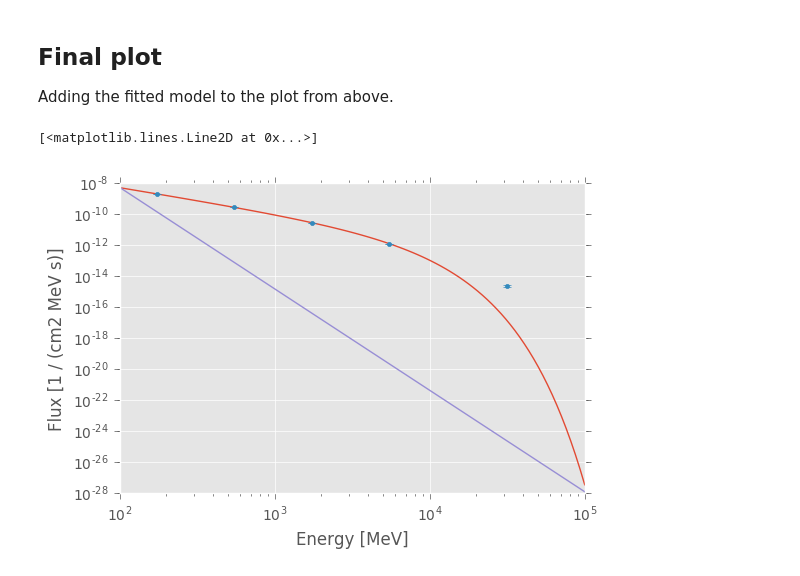
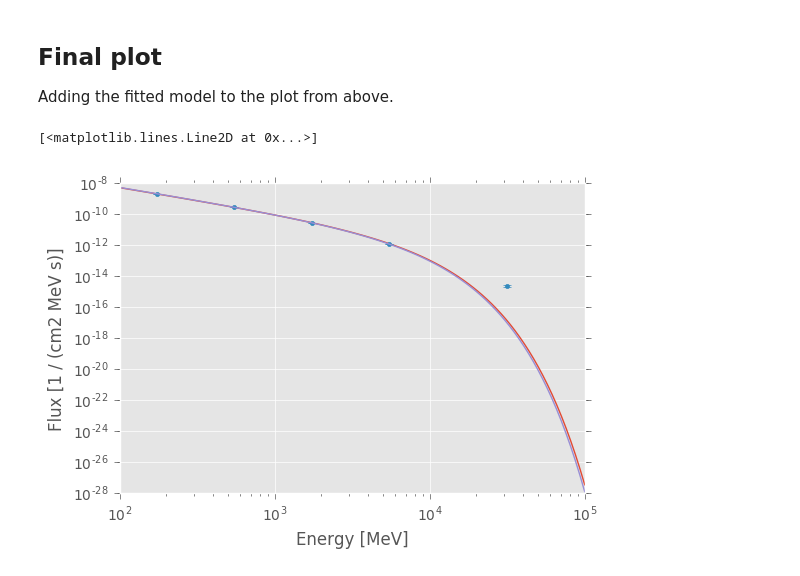
Before and after one commit to vorugantia/scienceresearch11, a Jupyter notebook: notebooks/Reproduce spectrum_chi2.ipynb, the cells around one changed output. Drawn from its saved outputs; the diff is of its cells as text; code cells hidden in the pictures.

Commit message:
make chi2 best fit plot work

```diff
--- a/notebooks/Reproduce spectrum_chi2.ipynb
+++ b/notebooks/Reproduce spectrum_chi2.ipynb
@@ -113,11 +116,11 @@ def dnde_model_ecpl(energy, amplitude, index, energy_cut, reference):
 # Defining chi2 function for this source
 def chi2(amplitude, index, energy_cut):
 
-    dnde_model = dnde_model_ecpl(
+    dnde_model = source.spectral_model.evaluate(
         energy=data['e_ref'],
         amplitude=amplitude,
         index=index,
-        energy_cut=energy_cut,
+        ecut=energy_cut,
         reference=838.4884033203125 # <-- this is e_ref minus the units
     )
 
@@ -146,12 +157,12 @@ pars = dict(amplitude=1.2799539206298505e-10, #amp value
             energy_cut=3042.514404296875
             )
 
-m = Minuit(chi2, **pars)
+minuit = Minuit(chi2, **pars)
 
-m.print_initial_param()
+minuit.print_initial_param()
 print("^ Initial parameters")
 
-m.migrad() # Performs the minimization
+minuit.migrad() # Performs the minimization
 print("^ Optimized parameters for best-fit model")
 # %% [output]
 | + | Name | Value | Parab Error | Minos Error- | Minos Error+ | Limit- | Limit+ | FIXED |
@@ -189,23 +200,29 @@ Adding the fitted model to the plot from above.
 # %%
 source.spectral_model.plot(source.energy_range, **opts)
 
 plt.errorbar(x=data['e_ref'],
              y = data['dnde'],
              yerr = data['dnde_err'],
              fmt='.'
             )
 
 
-e_range = Quantity([100, 100000]) # source.energy_range without units
+from gammapy.utils.energy import Energy
+energy = Energy.equal_log_spacing(
+    emin=source.energy_range[0],
+    emax=source.energy_range[1],
+    nbins=100,
+)
 
 
-fitted_ecpl = dnde_model_ecpl(energy=e_range,
-                              amplitude = m.values['amplitude'],
-                              index = m.values['index'],
-                              energy_cut = m.values['energy_cut'],
-                              reference=838.4884033203125
-                             )
-plt.plot(e_range, fitted_ecpl)
+flux = source.spectral_model.evaluate(
+    energy=energy.to('MeV').value,
+    amplitude = minuit.values['amplitude'],
+    index = minuit.values['index'],
+    ecut = minuit.values['energy_cut'],
+    reference=p['reference'].value,
+)
+plt.plot(energy, flux)
 # %% [output]
 [<matplotlib.lines.Line2D at 0x...>]
-[figure, old version]
+[figure, new version]
```
Also changed, not shown: parts of 10 cells of this notebook, 2 other files.
